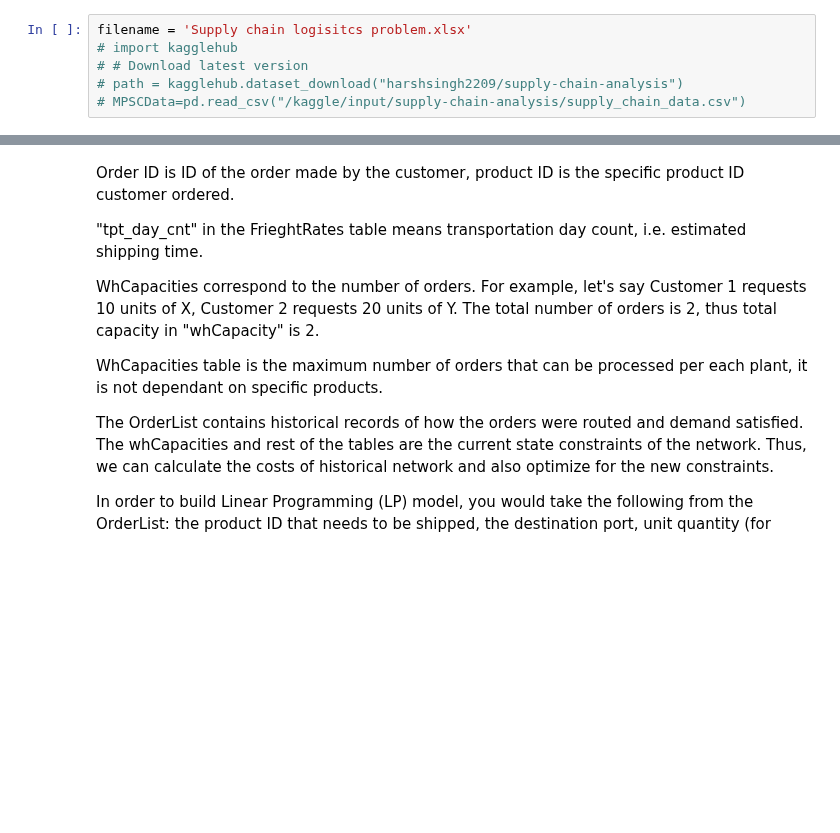
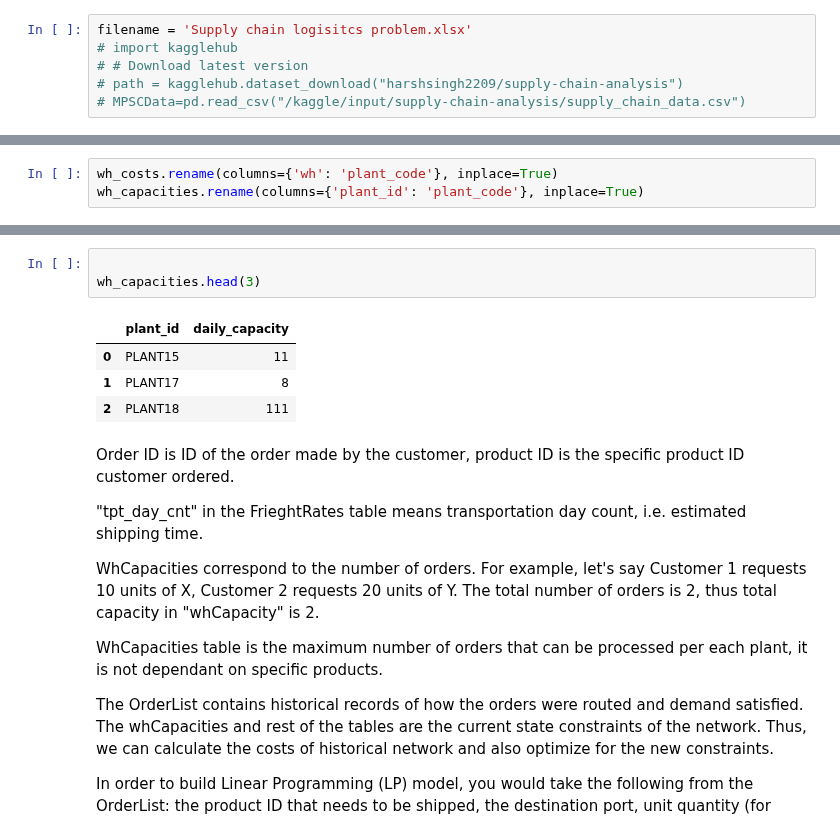
Before and after one commit to rhurst1029/supply_chain_ml, a Jupyter notebook: EDA.ipynb, the cells around one changed output, grey strips where cells are left out. Cells and saved outputs as stored; diff of their text form; blank space fills up the shorter version.

```diff
--- a/EDA.ipynb
+++ b/EDA.ipynb
@@ -144,0 +220,3 @@ pd.read_excel('Supply chain logisitcs problem.xlsx', sheet_name=sheet_names[6]).
+# %%
+wh_costs.rename(columns={'wh': 'plant_code'}, inplace=True)
+wh_capacities.rename(columns={'plant_id': 'plant_code'}, inplace=True)
@@ -145,3 +319,11 @@ pd.read_excel('Supply chain logisitcs problem.xlsx', sheet_name=sheet_names[6]).
+# %%
+
+wh_capacities.head(3)
+# %% [output]
+|  | plant_id | daily_capacity |
+| 0 | PLANT15 | 11 |
+| 1 | PLANT17 | 8 |
+| 2 | PLANT18 | 111 |
 # %% [markdown]
 
 
```
Also changed, not shown: parts of 38 cells of this notebook.
